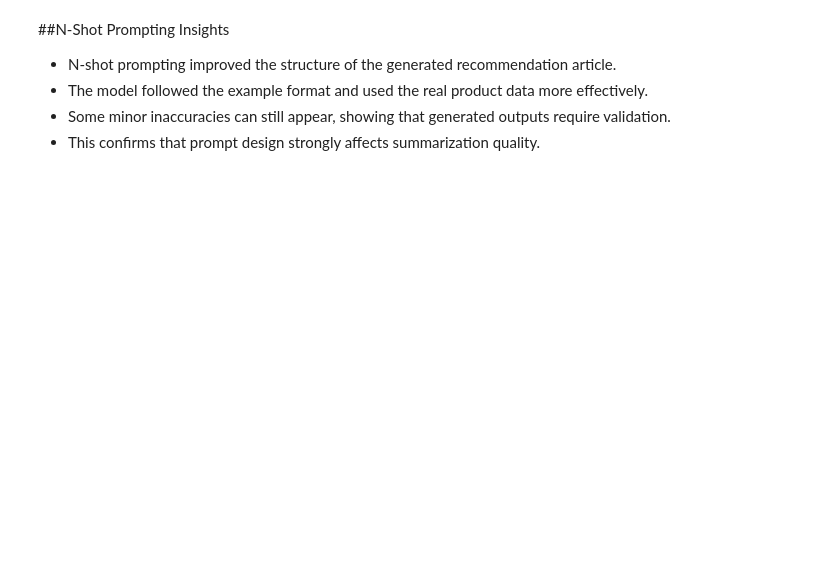
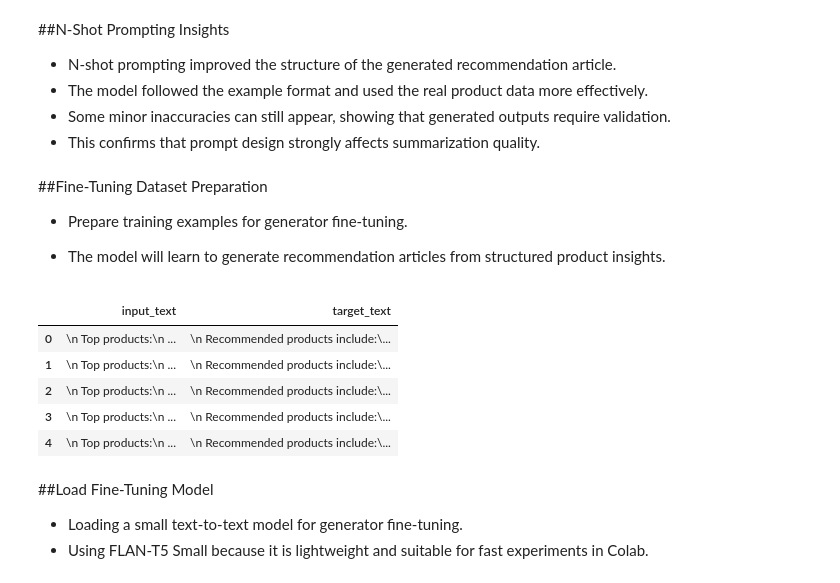
Before and after one commit to DimiGretsistas/Automated-Customers-Reviews-Project, a Jupyter notebook: notebooks/04_summarization.ipynb, the cells around one changed output. Drawn from its saved outputs; the diff is of its cells as text; code cells hidden in the pictures; blank space fills up the shorter version.

```diff
--- a/notebooks/04_summarization.ipynb
+++ b/notebooks/04_summarization.ipynb
@@ -469,3 +438,64 @@ While both tablets perform adequately, the Fire Kids Edition Tablet is recommend
 - The model followed the example format and used the real product data more effectively.
 - Some minor inaccuracies can still appear, showing that generated outputs require validation.
 - This confirms that prompt design strongly affects summarization quality.
+# %% [markdown]
+##Fine-Tuning Dataset Preparation
+
+- Prepare training examples for generator fine-tuning.
+
+- The model will learn to generate recommendation articles from structured product insights.
+# %%
+fine_tune_data = []
+
+#create small training dataset from clusters
+for cluster_id in sample_df["cluster"].unique():
+
+    cluster_df = sample_df[sample_df["cluster"] == cluster_id]
+
+    top_products, worst_product, complaints = prepare_cluster_insights(cluster_df)
+
+    #input text
+    input_text = f"""
+    Top products:
+    {top_products.to_string(index=False)}
+
+    Worst product:
+    {worst_product.to_string(index=False)}
+
+    Complaints:
+    {complaints}
+    """
+
+    #target output
+    target_text = f"""
+    Recommended products include:
+    {", ".join(top_products['name'].tolist())}.
+
+    Common complaints include:
+    {", ".join(complaints[:2])}
+
+    Product to avoid:
+    {worst_product['name'].iloc[0]}.
+    """
+
+    fine_tune_data.append({
+        "input_text": input_text,
+        "target_text": target_text
+    })
+
+#convert to dataframe
+fine_tune_df = pd.DataFrame(fine_tune_data)
+
+fine_tune_df.head()
+# %% [output]
+|  | input_text | target_text |
+| 0 | \n Top products:\n ... | \n Recommended products include:\... |
+| 1 | \n Top products:\n ... | \n Recommended products include:\... |
+| 2 | \n Top products:\n ... | \n Recommended products include:\... |
+| 3 | \n Top products:\n ... | \n Recommended products include:\... |
+| 4 | \n Top products:\n ... | \n Recommended products include:\... |
+# %% [markdown]
+##Load Fine-Tuning Model
+
+- Loading a small text-to-text model for generator fine-tuning.
+- Using FLAN-T5 Small because it is lightweight and suitable for fast experiments in Colab.
```
Also changed, not shown: parts of 26 cells of this notebook.
